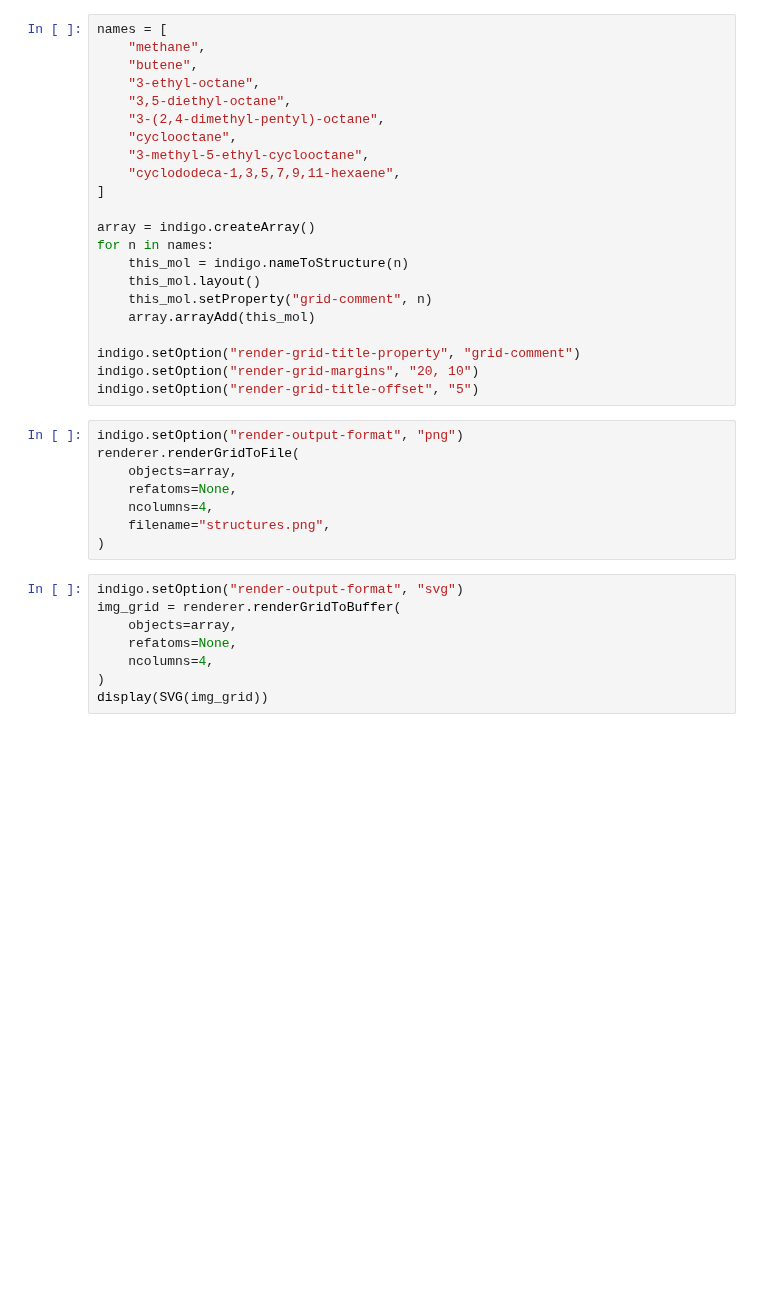
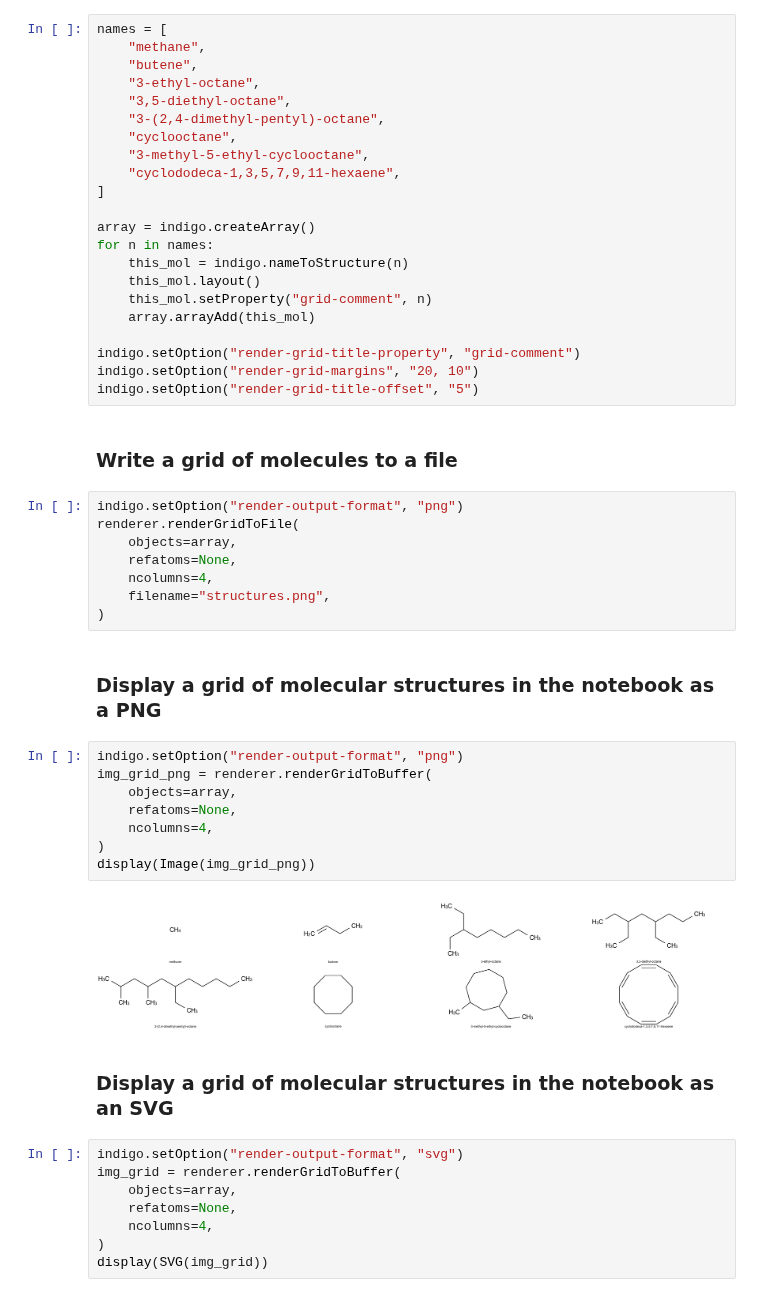
Before and after one commit to bertiewooster/RDKit-playing, a Jupyter notebook: indigo-render-examples.ipynb, the cells around one changed output. Drawn from its saved outputs; the diff is of its cells as text; blank space fills up the shorter version.

```diff
--- a/indigo-render-examples.ipynb
+++ b/indigo-render-examples.ipynb
@@ -59,6 +69,8 @@ for n in names:
 indigo.setOption("render-grid-title-property", "grid-comment")
 indigo.setOption("render-grid-margins", "20, 10")
 indigo.setOption("render-grid-title-offset", "5")
+# %% [markdown]
+### Write a grid of molecules to a file
 # %%
 indigo.setOption("render-output-format", "png")
 renderer.renderGridToFile(
@@ -67,6 +79,20 @@ renderer.renderGridToFile(
     ncolumns=4,
     filename="structures.png",
 )
+# %% [markdown]
+### Display a grid of molecular structures in the notebook as a PNG
+# %%
+indigo.setOption("render-output-format", "png")
+img_grid_png = renderer.renderGridToBuffer(
+    objects=array,
+    refatoms=None,
+    ncolumns=4,
+)
+display(Image(img_grid_png))
+# %% [output]
+[figure, added]
+# %% [markdown]
+### Display a grid of molecular structures in the notebook as an SVG
 # %%
 indigo.setOption("render-output-format", "svg")
 img_grid = renderer.renderGridToBuffer(
```
Also changed, not shown: parts of 12 cells of this notebook.
